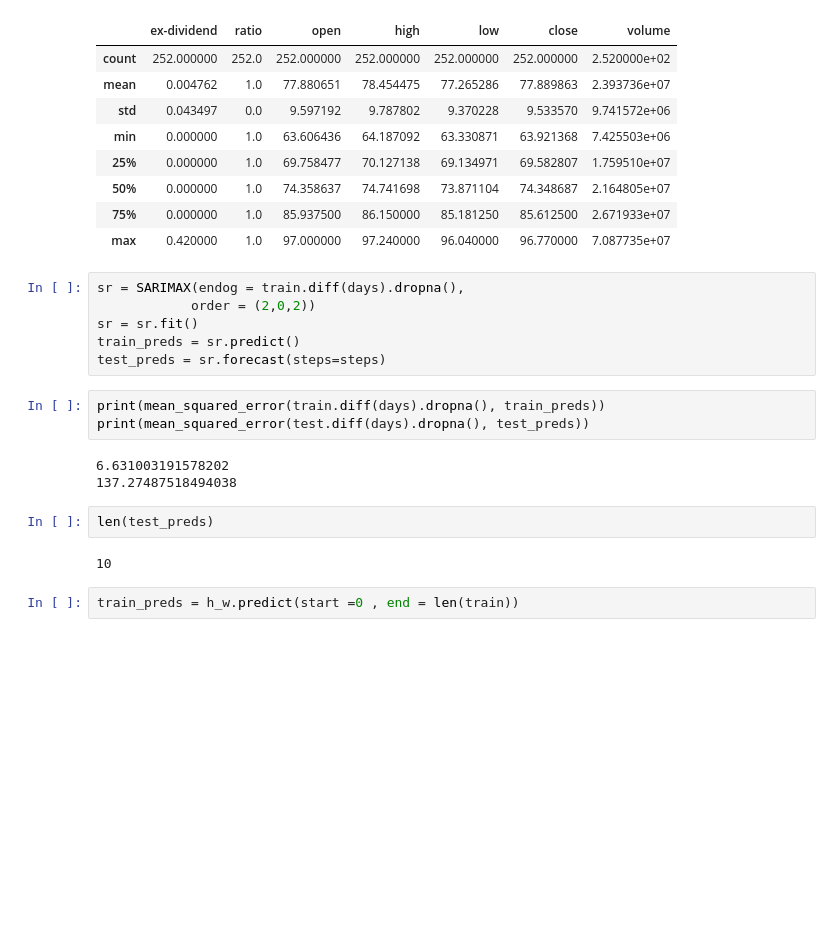
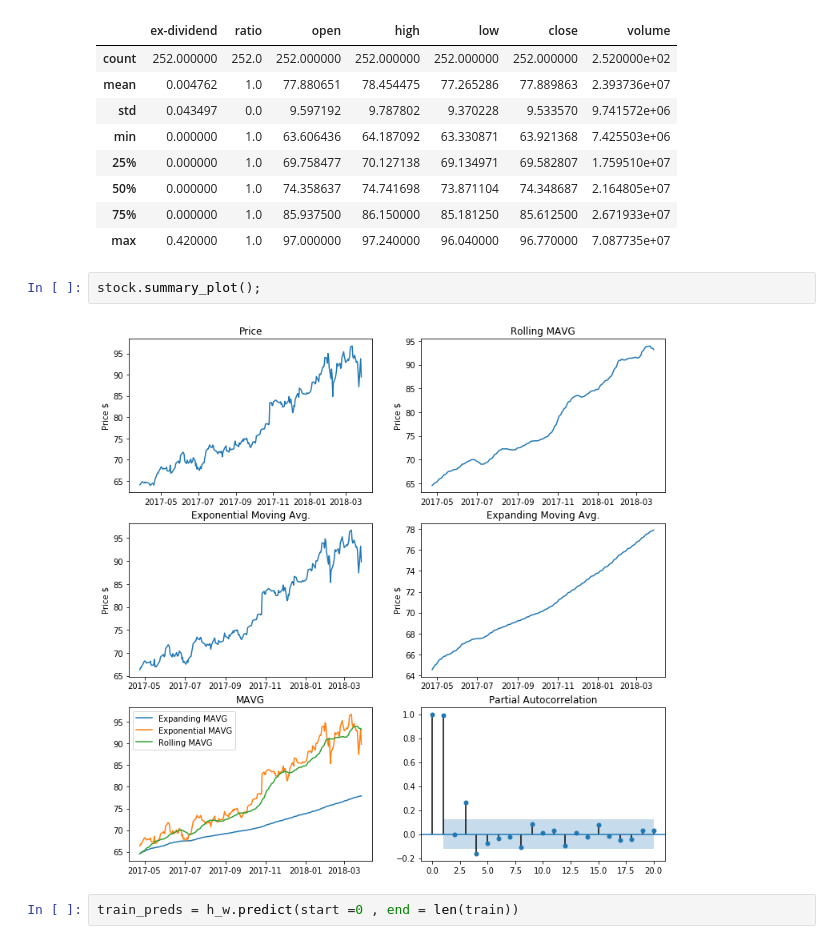
Before and after one commit to KevinJpotter/ga_capstone, a Jupyter notebook: tools/class_building.ipynb, the cells around one changed output. Drawn from its saved outputs; the diff is of its cells as text; blank space fills up the shorter version.

```diff
--- a/tools/class_building.ipynb
+++ b/tools/class_building.ipynb
@@ -155,22 +135,10 @@ stock.get_info("MSFT")
 | 50% | 0.000000 | 1.0 | 74.358637 | 74.741698 | 73.871104 | 74.348687 | 2.164805e+07 |
 | 75% | 0.000000 | 1.0 | 85.937500 | 86.150000 | 85.181250 | 85.612500 | 2.671933e+07 |
 | max | 0.420000 | 1.0 | 97.000000 | 97.240000 | 96.040000 | 96.770000 | 7.087735e+07 |
-# %%
-sr = SARIMAX(endog = train.diff(days).dropna(),
-            order = (2,0,2))
-sr = sr.fit()
-train_preds = sr.predict()
-test_preds = sr.forecast(steps=steps)
-# %%
-print(mean_squared_error(train.diff(days).dropna(), train_preds))
-print(mean_squared_error(test.diff(days).dropna(), test_preds))
-# %% [output]
-6.631003191578202
-137.27487518494038
-# %%
-len(test_preds)
-# %% [output]
-10
+# %%
+stock.summary_plot();
+# %% [output]
+[figure, added]
 # %%
 train_preds = h_w.predict(start =0 , end = len(train))
 # %%
```
Also changed, not shown: parts of 2 cells of this notebook, 2 other files.
